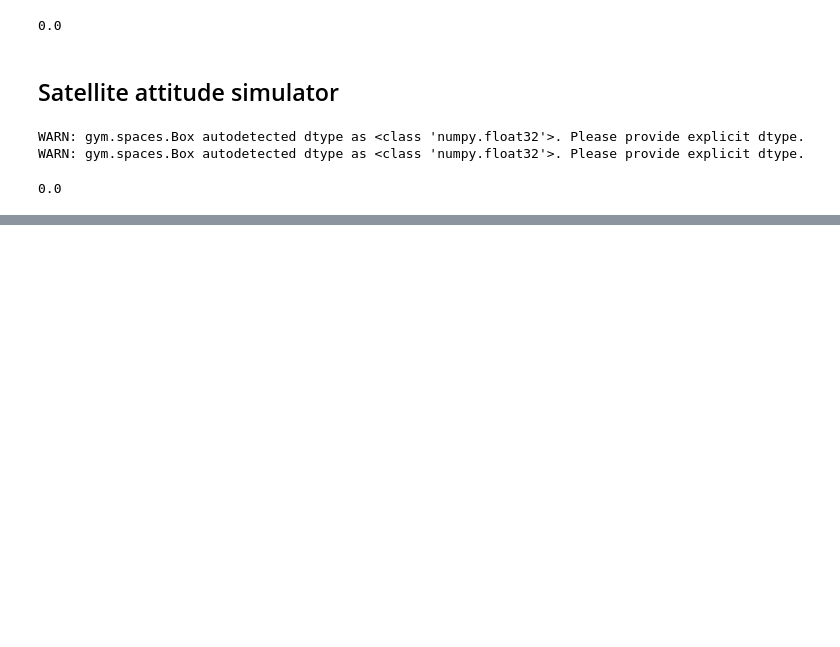
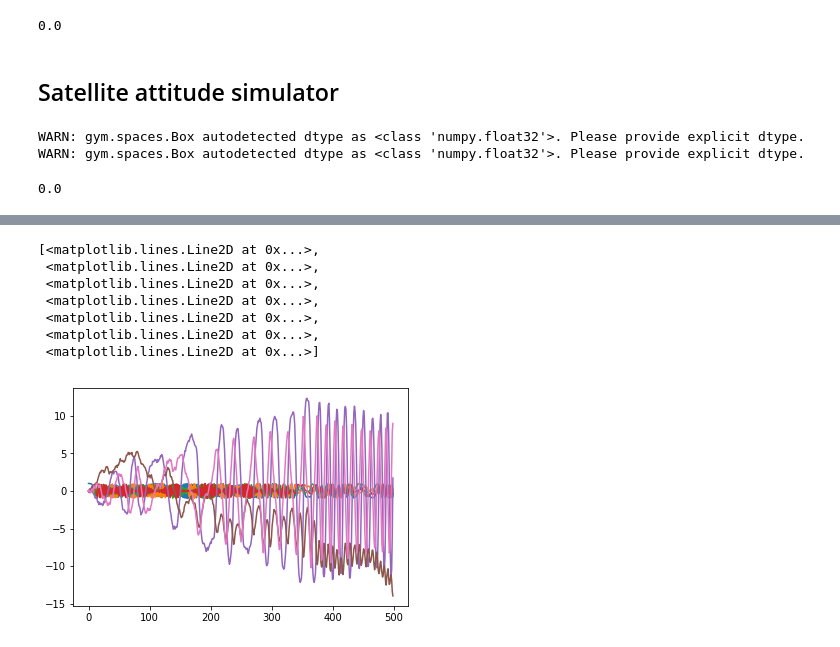
Before and after one commit to alex-faustino/rl-sandbox, a Jupyter notebook: homework/hw1/hw1_vedant2/HW1_vedant2.ipynb, the cells around one changed output, grey strips where cells are left out. Cells and saved outputs as stored; diff of their text form; code cells hidden in the pictures; blank space fills up the shorter version.

```diff
--- a/homework/hw1/hw1_vedant2/HW1_vedant2.ipynb
+++ b/homework/hw1/hw1_vedant2/HW1_vedant2.ipynb
@@ -71,0 +95,11 @@ print(reward)
+# %%
+plot(np.array(observation_list))
+# %% [output]
+[<matplotlib.lines.Line2D at 0x...>,
+ <matplotlib.lines.Line2D at 0x...>,
+ <matplotlib.lines.Line2D at 0x...>,
+ <matplotlib.lines.Line2D at 0x...>,
+ <matplotlib.lines.Line2D at 0x...>,
+ <matplotlib.lines.Line2D at 0x...>,
+ <matplotlib.lines.Line2D at 0x...>]
+[figure, added]
```
Also changed, not shown: parts of 6 cells of this notebook, 6 other files.
